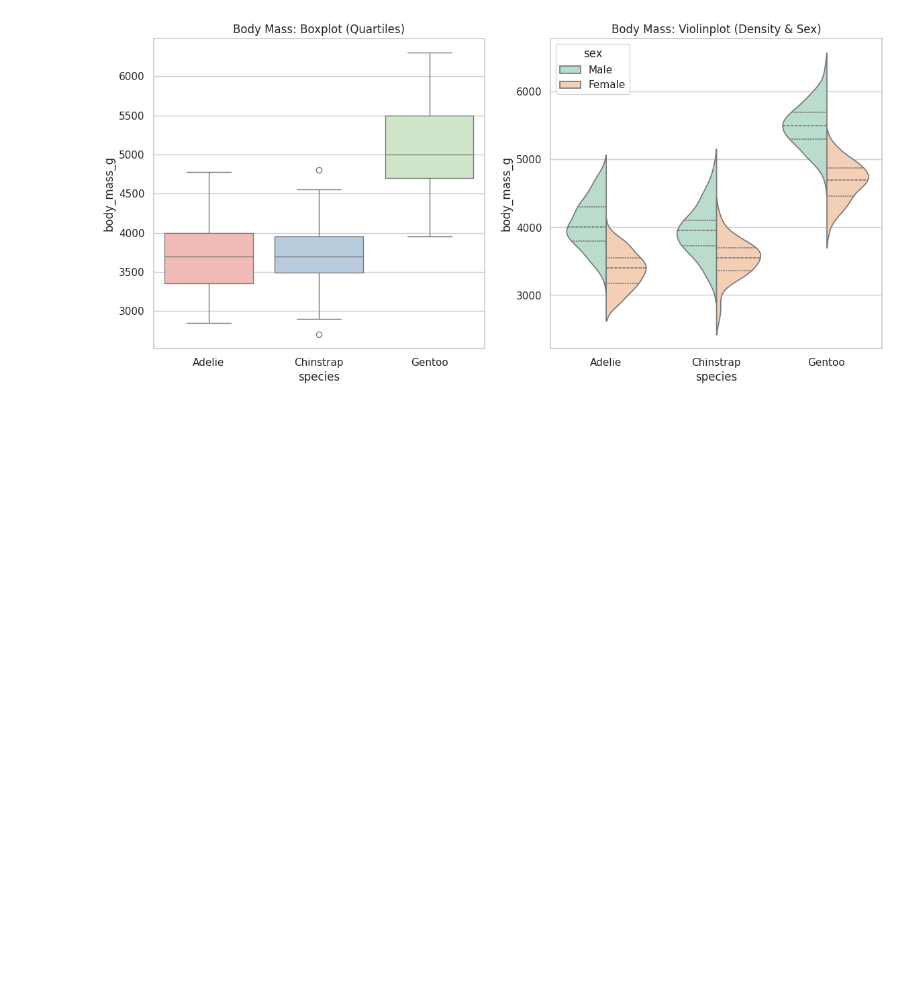
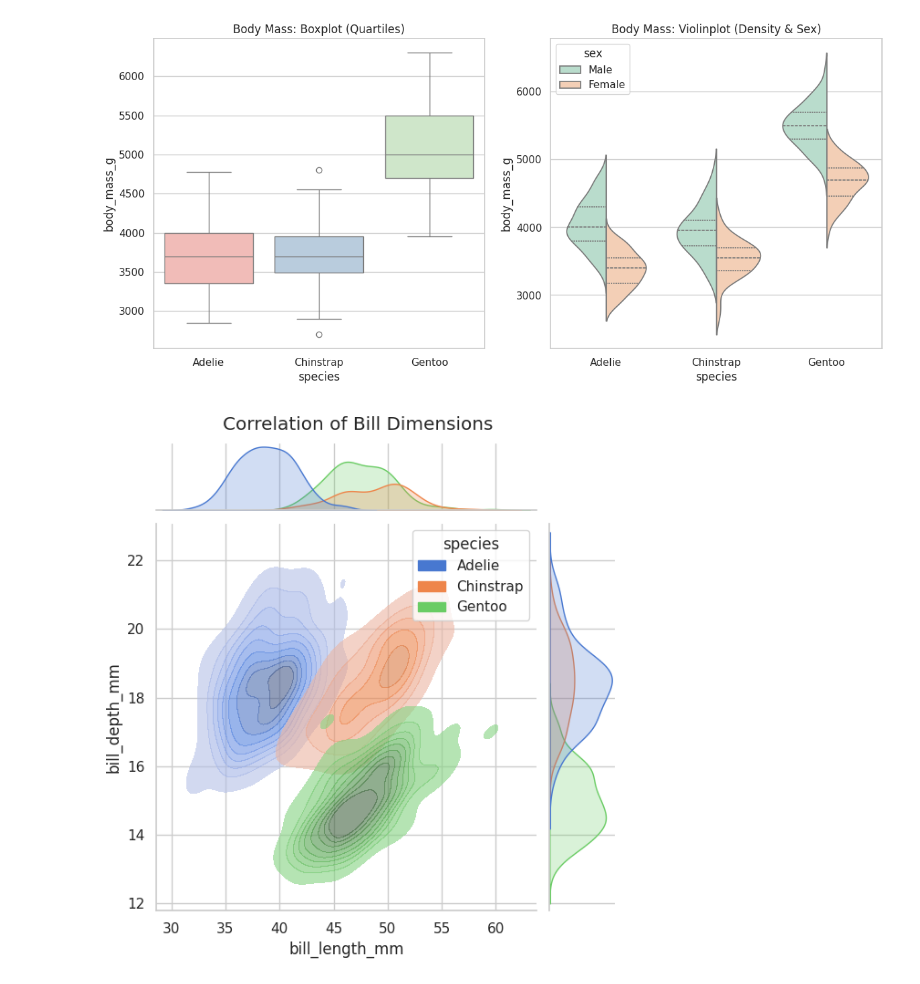
Before and after one commit to Ahmed-Rafi07/-MongoDB-connection-string-in-the-.env-file-, a Jupyter notebook: Untitled18.ipynb, the cells around one changed output. Saved outputs shown, nothing was run; the diff lists cells and outputs as text; code cells hidden in the pictures; blank space fills up the shorter version.

Commit message:
Statistical Visualizations with Seaborn updated

```diff
--- a/Untitled18.ipynb
+++ b/Untitled18.ipynb
@@ -54,3 +54,19 @@ Passing `palette` without assigning `hue` is deprecated and will be removed in v
 
   sns.boxplot(data=penguins, x="species", y="body_mass_g", ax=ax[0], palette="Pastel1")
 [figure]
+# %%
+g = sns.jointplot(
+    data=penguins,
+    x="bill_length_mm",
+    y="bill_depth_mm",
+    hue="species",
+    kind="kde",
+    fill=True,
+    alpha=0.6
+)
+
+g.fig.suptitle("Correlation of Bill Dimensions", y=1.02)
+
+plt.show()
+# %% [output]
+[figure, added]
```
Also changed, not shown: parts of 2 cells of this notebook.
